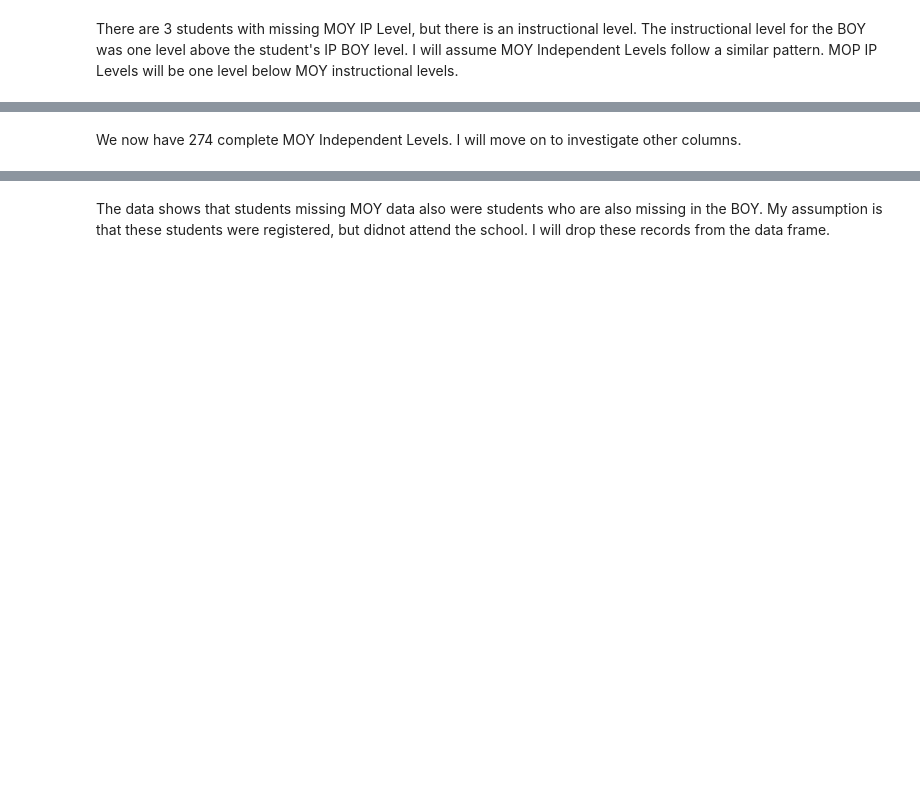
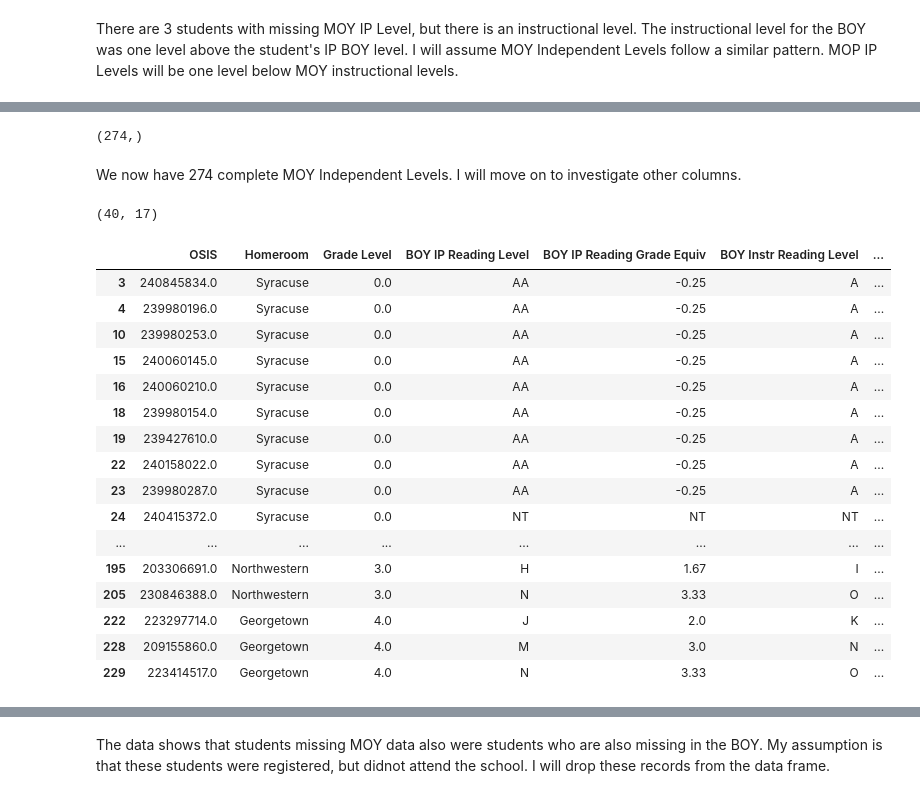
Before and after one commit to smartbre/studentdata, a Jupyter notebook: Student Academic Data.ipynb, the cells around one changed output, grey strips where cells are left out. Saved outputs shown, nothing was run; the diff lists cells and outputs as text; code cells hidden in the pictures; blank space fills up the shorter version.

```diff
--- a/Student Academic Data.ipynb
+++ b/Student Academic Data.ipynb
@@ -283,9 +413,9 @@ There are 3 students with missing MOY IP Level, but there is an instructional le
 # Filling MOY Independent Levels given MOY Instructional Level
 i = 1
 for i in range(len(alpha_keys)-1):
-    if (df['MOY IP Level'].isna().any()):
+    if (df['MOY IP Reading Level'].isna().any()):
         for level in alpha_keys:
-            df.loc[(df['MOY Instr Level']==alpha_keys[i]), 'MOY IP Level']=alpha_keys[i-1]
+            df.loc[(df['MOY Instr Reading Level']==alpha_keys[i]), 'MOY IP Reading Level']=alpha_keys[i-1]
             i=+1
 # %%
 # Spot-checking for accuracy
@@ -294,12 +427,34 @@ df.loc[df['OSIS']==203306691]
 # %%
-df['MOY IP Level'].notnull().shape
+df['MOY IP Reading Level'].notnull().shape
+# %% [output]
+(274,)
 # %% [markdown]
 We now have 274 complete MOY Independent Levels. I will move on to investigate other columns.
 # %%
 # Locating records with missing MOY data
-print(df.loc[df['MOY IP Grade Equiv'].isna()].shape)
+print(df.loc[df['MOY IP Reading Grade Equiv'].isna()].shape)
+# %% [output]
+(40, 17)
 # %%
-df.loc[df['MOY IP Grade Equiv'].isna()]
+df.loc[df['MOY IP Reading Grade Equiv'].isna()]
+# %% [output]
+|  | OSIS | Homeroom | Grade Level | BOY IP Reading Level | BOY IP Reading Grade Equiv | BOY Instr Reading Level | ... |
+| 3 | 240845834.0 | Syracuse | 0.0 | AA | -0.25 | A | ... |
+| 4 | 239980196.0 | Syracuse | 0.0 | AA | -0.25 | A | ... |
+| 10 | 239980253.0 | Syracuse | 0.0 | AA | -0.25 | A | ... |
+| 15 | 240060145.0 | Syracuse | 0.0 | AA | -0.25 | A | ... |
+| 16 | 240060210.0 | Syracuse | 0.0 | AA | -0.25 | A | ... |
+| 18 | 239980154.0 | Syracuse | 0.0 | AA | -0.25 | A | ... |
+| 19 | 239427610.0 | Syracuse | 0.0 | AA | -0.25 | A | ... |
+| 22 | 240158022.0 | Syracuse | 0.0 | AA | -0.25 | A | ... |
+| 23 | 239980287.0 | Syracuse | 0.0 | AA | -0.25 | A | ... |
+| 24 | 240415372.0 | Syracuse | 0.0 | NT | NT | NT | ... |
+| ... | ... | ... | ... | ... | ... | ... | ... |
+| 195 | 203306691.0 | Northwestern | 3.0 | H | 1.67 | I | ... |
+| 205 | 230846388.0 | Northwestern | 3.0 | N | 3.33 | O | ... |
+| 222 | 223297714.0 | Georgetown | 4.0 | J | 2.0 | K | ... |
+| 228 | 209155860.0 | Georgetown | 4.0 | M | 3.0 | N | ... |
+| 229 | 223414517.0 | Georgetown | 4.0 | N | 3.33 | O | ... |
 # %%
 # Addressing MOY IP Grade Equiv
 for level, equiv in levels.items():
```
Also changed, not shown: parts of 41 cells of this notebook.
